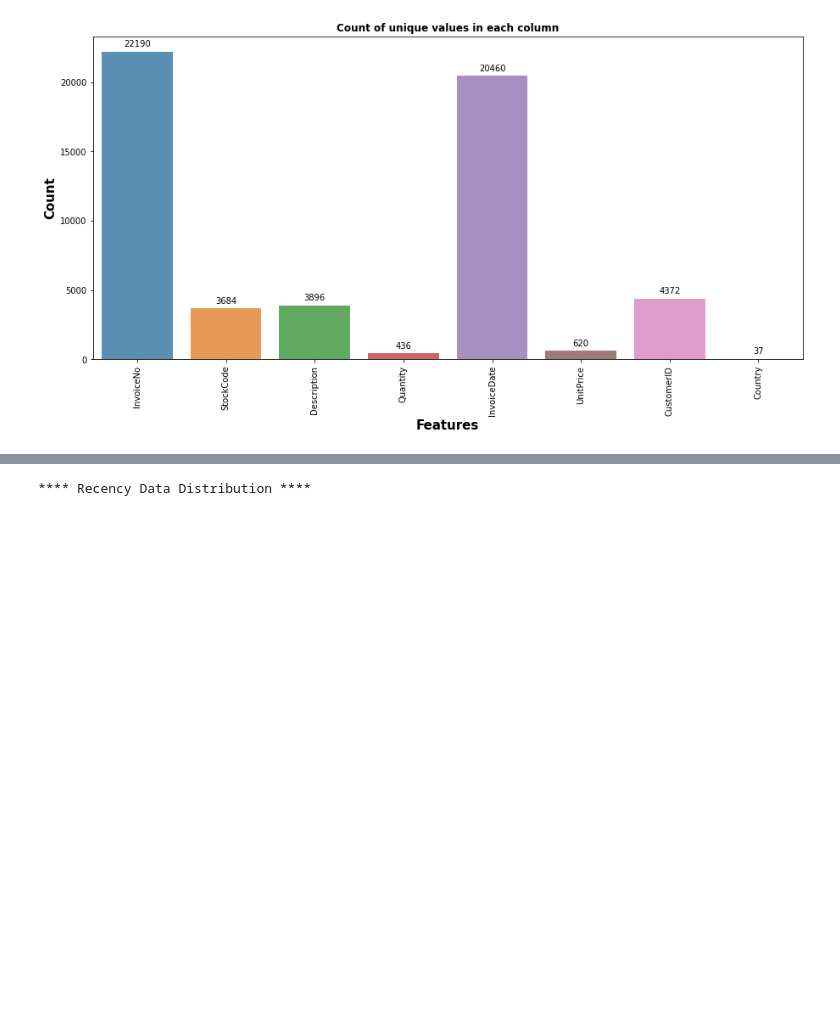
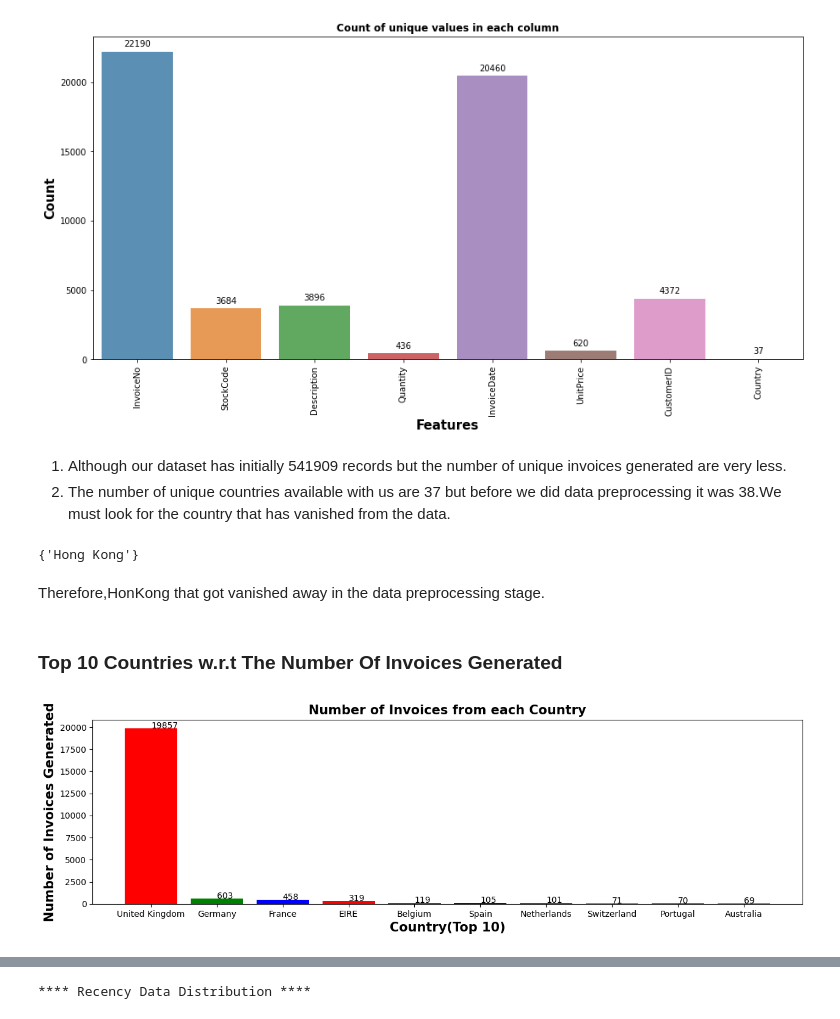
Before and after one commit to solankinitin1210/Capstone-Online-Retail-Customer-Segmentation, a Jupyter notebook: Online_Retail_Customer_Segmentation_Capstone_Project.ipynb, the cells around one changed output, grey strips where cells are left out. Cells and saved outputs as stored; diff of their text form; code cells hidden in the pictures; blank space fills up the shorter version.

```diff
--- a/Online_Retail_Customer_Segmentation_Capstone_Project.ipynb
+++ b/Online_Retail_Customer_Segmentation_Capstone_Project.ipynb
@@ -285,3 +285,48 @@ plt.xticks(rotation=90)
 plt.show()
 # %% [output]
 [figure]
+# %% [markdown]
+1. Although our dataset has initially 541909 records but the number of unique invoices generated are very less.
+2. The number of unique countries available with us are 37 but before we did data preprocessing it was 38.We must look for the country that has vanished from the data.
+# %%
+#Getting the unique number of countries after the data preprocessing
+countries_final=set(df.Country.unique())
+
+#Let's just find the country that got vanished from the dataset
+country_leftout=countries-countries_final
+country_leftout
+# %% [output]
+{'Hong Kong'}
+# %% [markdown]
+Therefore,HonKong that got vanished away in the data preprocessing stage.
+# %% [markdown]
+### **Top 10 Countries w.r.t The Number Of Invoices Generated**
+# %%
+# Let's learn through the visualization
+fig, ax = plt.subplots(figsize=(15,4),dpi=100)
+plt.style.use('seaborn-colorblind')
+
+
+# Define x and y
+x=country_df['Country']
+y=country_df['InvoiceNo']
+
+# Plot the bar plot
+plt.bar(x,y,color="rgb")
+
+# Function to set label
+def addlabels(x,y):
+    for i in range(len(x)):
+        plt.text(i,y[i],y[i])
+
+addlabels(x,round(y,2))
+
+# set xlabel. ylabel and title
+plt.xlabel("Country(Top 10)", weight="bold",size=15)
+plt.ylabel("Number of Invoices Generated",weight="bold",size=15)
+plt.title("Number of Invoices from each Country",weight="bold",size=15)
+
+## Showing the plot
+plt.show()
+# %% [output]
+[figure, added]
```
Also changed, not shown: parts of 85 cells of this notebook.
